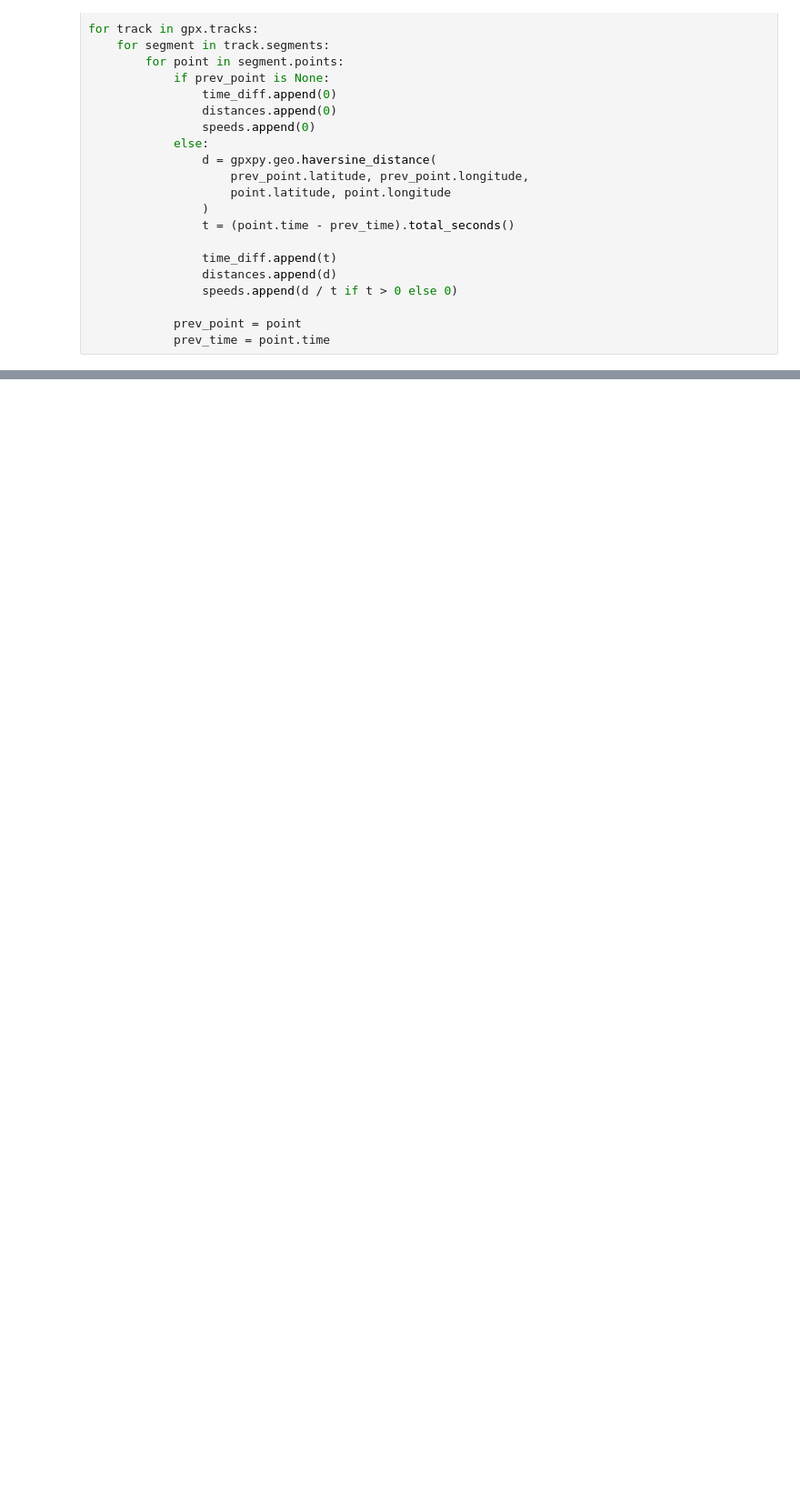
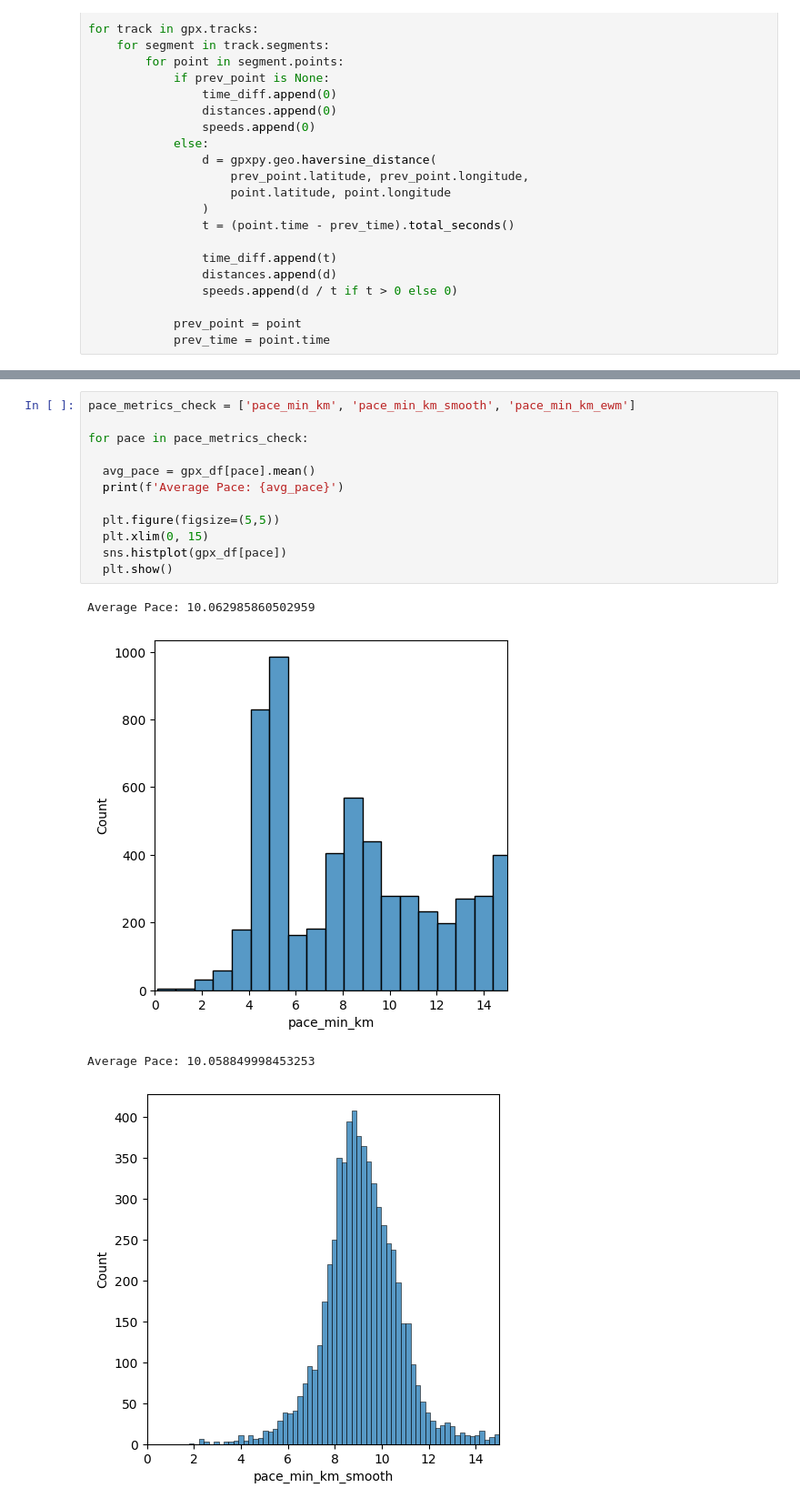
Before and after one commit to RodzanIskandar/Strava-Data, a Jupyter notebook: Strava_testing.ipynb, the cells around one changed output, grey strips where cells are left out. Shown: that part at 91% size. Cells and saved outputs as stored; diff of their text form; blank space fills up the shorter version.

```diff
--- a/Strava_testing.ipynb
+++ b/Strava_testing.ipynb
@@ -134,0 +333,17 @@ gpx_sample_df.head()
+# %%
+pace_metrics_check = ['pace_min_km', 'pace_min_km_smooth', 'pace_min_km_ewm']
+
+for pace in pace_metrics_check:
+
+  avg_pace = gpx_df[pace].mean()
+  print(f'Average Pace: {avg_pace}')
+
+  plt.figure(figsize=(5,5))
+  plt.xlim(0, 15)
+  sns.histplot(gpx_df[pace])
+  plt.show()
+# %% [output]
+Average Pace: 10.062985860502959
+[figure, added]
+Average Pace: 10.058849998453253
+[figure, added]
```
Also changed, not shown: parts of 44 cells of this notebook.
